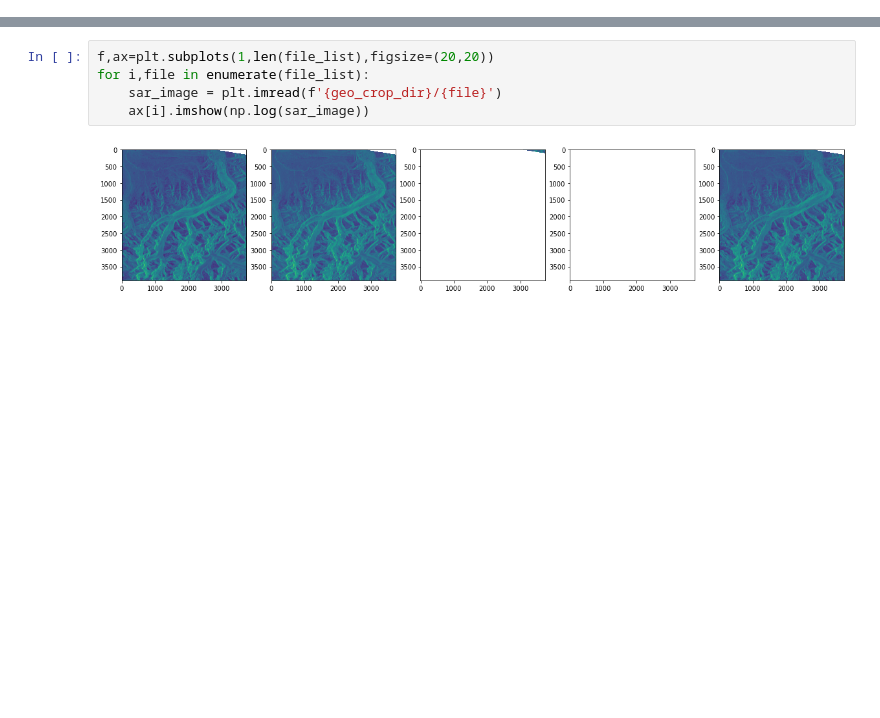
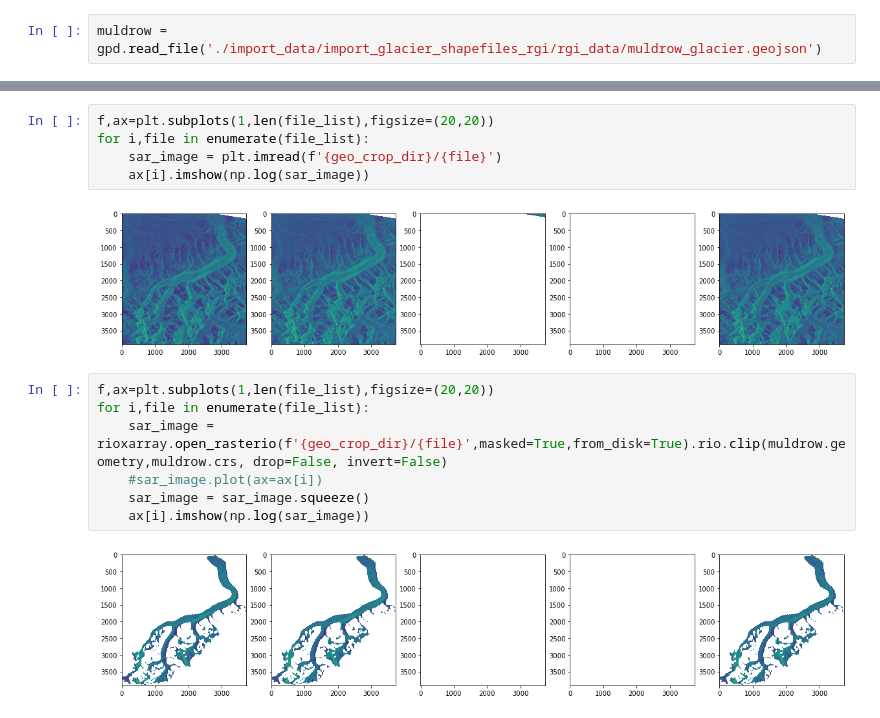
Before and after one commit to egagli/glacier-velocity-from-sar, a Jupyter notebook: muldrow_analysis.ipynb, the cells around one changed output, grey strips where cells are left out. Saved outputs shown, nothing was run; the diff lists cells and outputs as text; blank space fills up the shorter version.

Commit message:
add clip by glacier shapefile plot

```diff
--- a/muldrow_analysis.ipynb
+++ b/muldrow_analysis.ipynb
@@ -10,6 +10,8 @@ import numpy as np
 import rioxarray
 # %%
 geo_crop_dir = './import_data/import_sar_asf_script/sar_images_geocoded_cropped'
+# %%
+muldrow = gpd.read_file('./import_data/import_glacier_shapefiles_rgi/rgi_data/muldrow_glacier.geojson')
 # %%
 file_list = []
 for file in os.listdir(geo_crop_dir):
@@ -22,3 +24,12 @@ for i,file in enumerate(file_list):
     ax[i].imshow(np.log(sar_image))
 # %% [output]
 [figure]
+# %%
+f,ax=plt.subplots(1,len(file_list),figsize=(20,20))
+for i,file in enumerate(file_list):
+    sar_image = rioxarray.open_rasterio(f'{geo_crop_dir}/{file}',masked=True,from_disk=True).rio.clip(muldrow.geometry,muldrow.crs, drop=False, invert=False)
+    #sar_image.plot(ax=ax[i])
+    sar_image = sar_image.squeeze()
+    ax[i].imshow(np.log(sar_image))
+# %% [output]
+[figure, added]
```
